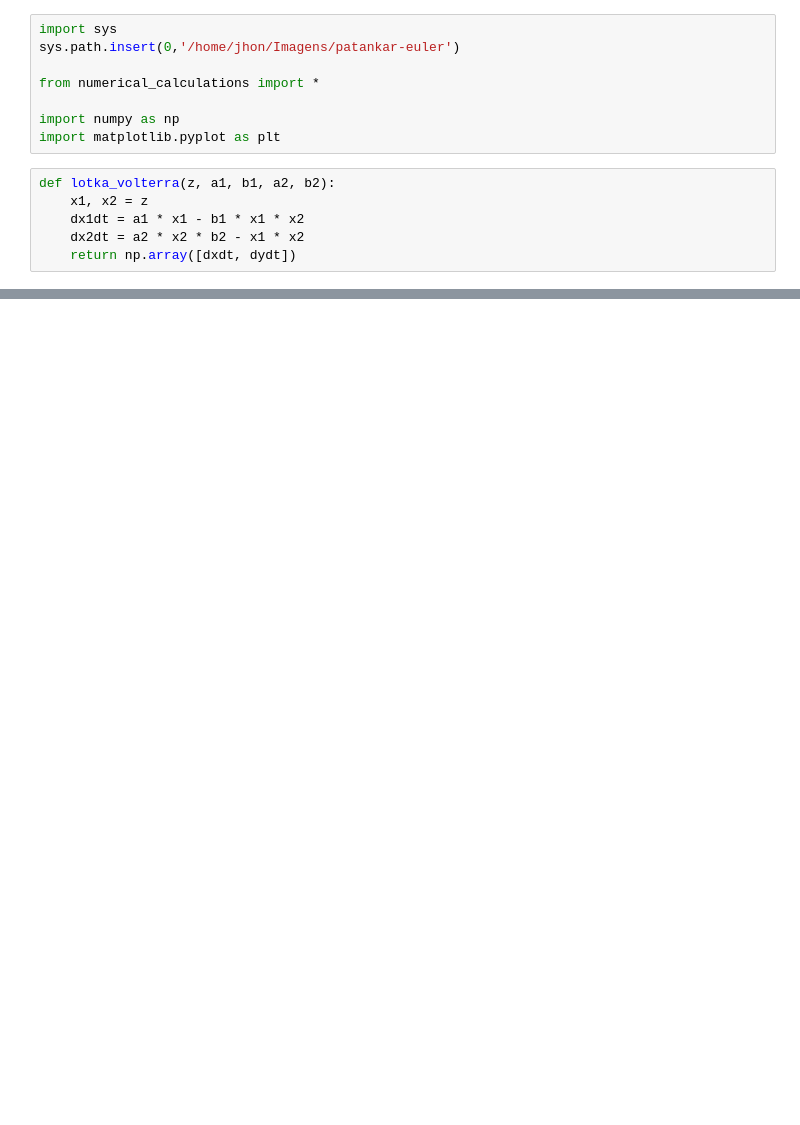
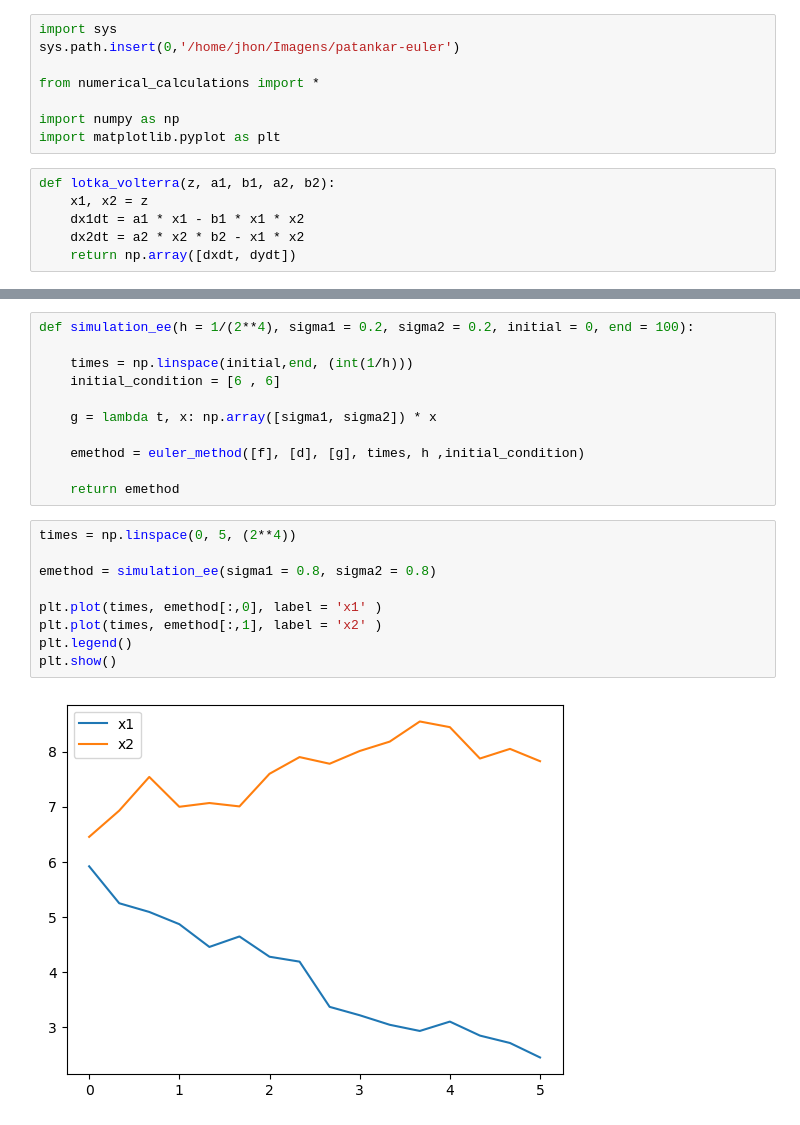
Before and after one commit to JhonatanFelix/patankar-euler, a Jupyter notebook: Lotka-Volterra/solutions_and_calculations.ipynb, the cells around one changed output, grey strips where cells are left out. Cells and saved outputs as stored; diff of their text form; blank space fills up the shorter version.

```diff
--- a/Lotka-Volterra/solutions_and_calculations.ipynb
+++ b/Lotka-Volterra/solutions_and_calculations.ipynb
@@ -58,0 +189,22 @@ plt.show()
+# %%
+def simulation_ee(h = 1/(2**4), sigma1 = 0.2, sigma2 = 0.2, initial = 0, end = 100):
+
+    times = np.linspace(initial,end, (int(1/h)))
+    initial_condition = [6 , 6]
+
+    g = lambda t, x: np.array([sigma1, sigma2]) * x
+
+    emethod = euler_method([f], [d], [g], times, h ,initial_condition)
+
+    return emethod
+# %%
+times = np.linspace(0, 5, (2**4))
+
+emethod = simulation_ee(sigma1 = 0.8, sigma2 = 0.8)
+
+plt.plot(times, emethod[:,0], label = 'x1' )
+plt.plot(times, emethod[:,1], label = 'x2' )
+plt.legend()
+plt.show()
+# %% [output]
+[figure, added]
```
Also changed, not shown: parts of 20 cells of this notebook, 1 other file.
